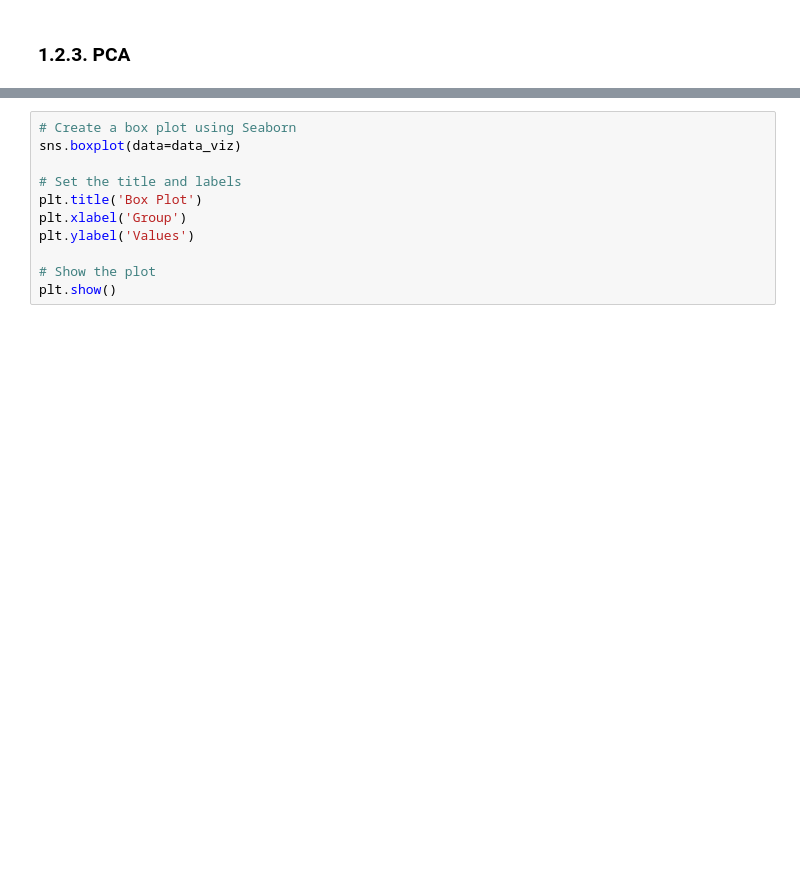
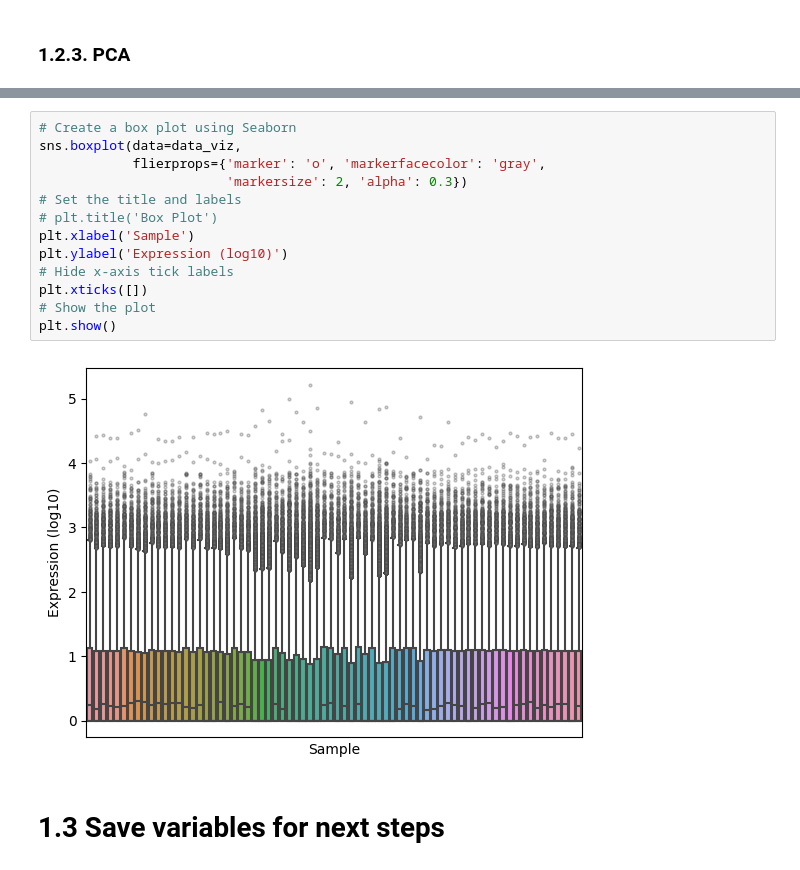
Before and after one commit to chaochungkuo/ClassifyAnything, a Jupyter notebook: 01_Preprocessing.ipynb, the cells around one changed output, grey strips where cells are left out. Cells and saved outputs as stored; diff of their text form; blank space fills up the shorter version.

```diff
--- a/01_Preprocessing.ipynb
+++ b/01_Preprocessing.ipynb
@@ -131,11 +208,17 @@ fig.show()
 # %%
 # Create a box plot using Seaborn
-sns.boxplot(data=data_viz)
-
+sns.boxplot(data=data_viz,
+            flierprops={'marker': 'o', 'markerfacecolor': 'gray',
+                        'markersize': 2, 'alpha': 0.3})
 # Set the title and labels
-plt.title('Box Plot')
-plt.xlabel('Group')
-plt.ylabel('Values')
-
+# plt.title('Box Plot')
+plt.xlabel('Sample')
+plt.ylabel('Expression (log10)')
+# Hide x-axis tick labels
+plt.xticks([])
 # Show the plot
 plt.show()
+# %% [output]
+[figure, added]
+# %% [markdown]
+# 1.3 Save variables for next steps
```
Also changed, not shown: parts of 12 cells of this notebook, 4 other files.
